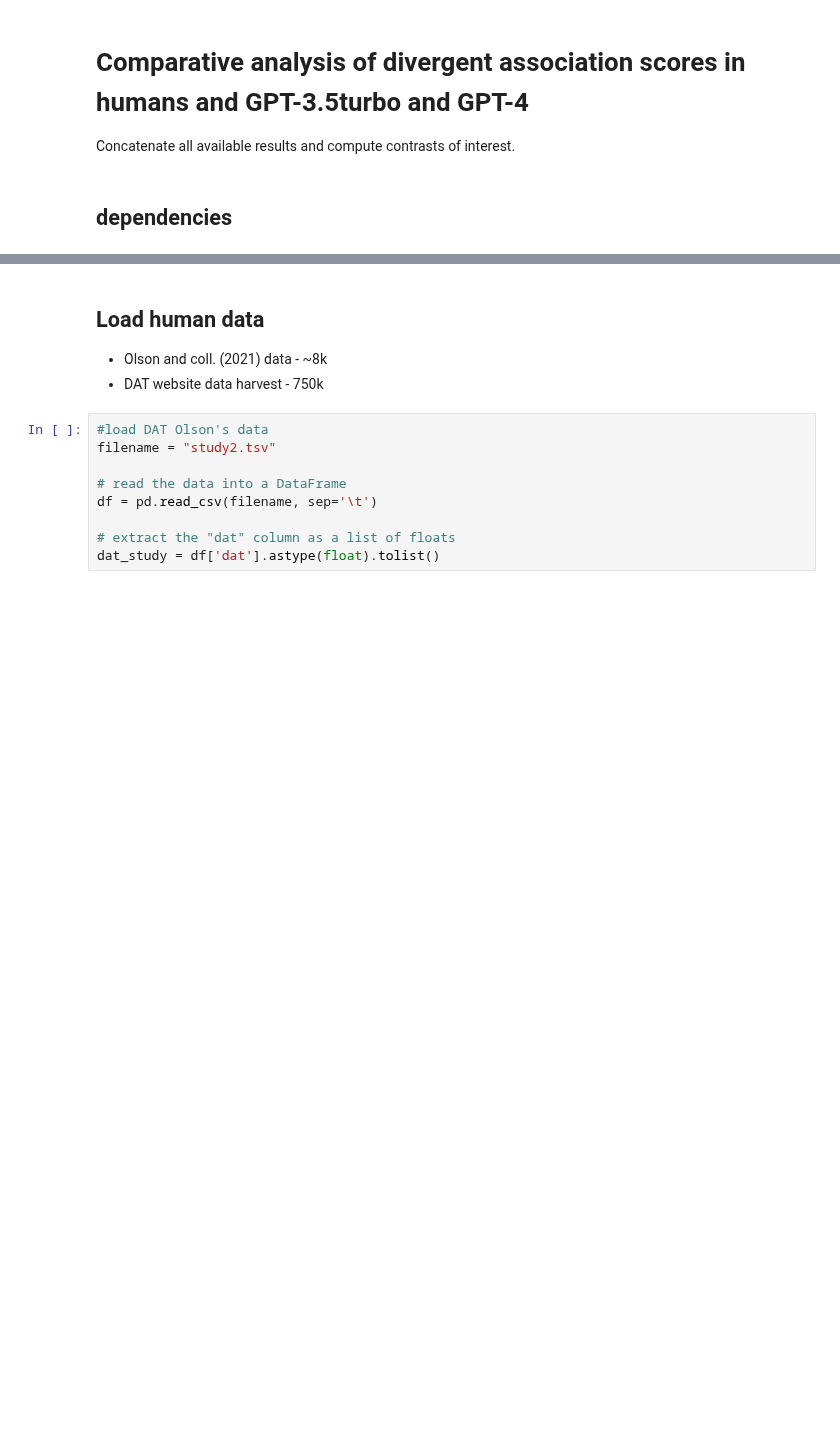
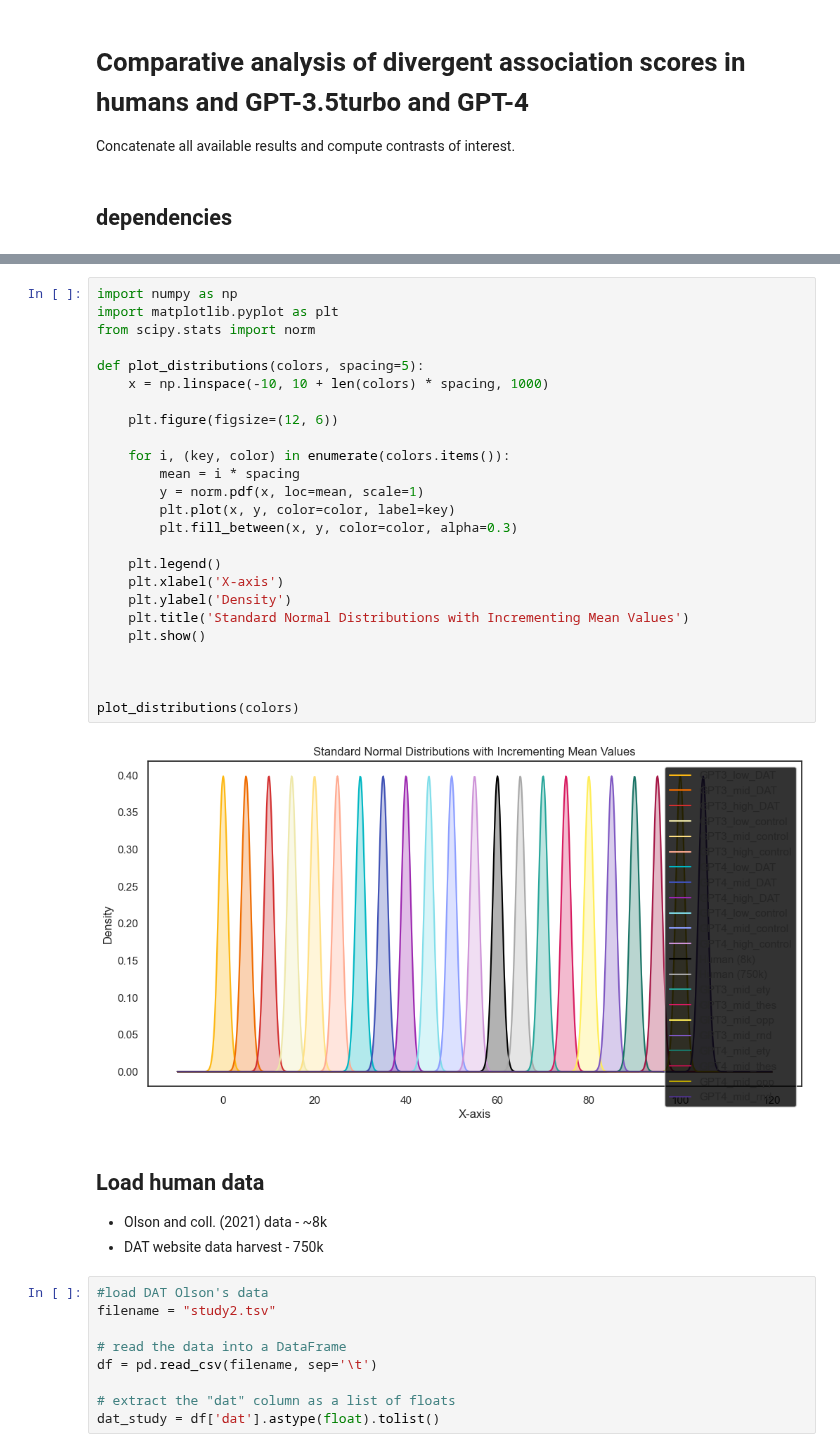
Before and after one commit to AntoineBellemare/DAT_GPT, a Jupyter notebook: scripts/visualization.ipynb, the cells around one changed output, grey strips where cells are left out. Saved outputs shown, nothing was run; the diff lists cells and outputs as text; blank space fills up the shorter version.

```diff
--- a/scripts/visualization.ipynb
+++ b/scripts/visualization.ipynb
@@ -38,3 +48,30 @@ colors = {'GPT3_low_DAT': '#FDB813',
+# %%
+import numpy as np
+import matplotlib.pyplot as plt
+from scipy.stats import norm
+
+def plot_distributions(colors, spacing=5):
+    x = np.linspace(-10, 10 + len(colors) * spacing, 1000)
+
+    plt.figure(figsize=(12, 6))
+
+    for i, (key, color) in enumerate(colors.items()):
+        mean = i * spacing
+        y = norm.pdf(x, loc=mean, scale=1)
+        plt.plot(x, y, color=color, label=key)
+        plt.fill_between(x, y, color=color, alpha=0.3)
+
+    plt.legend()
+    plt.xlabel('X-axis')
+    plt.ylabel('Density')
+    plt.title('Standard Normal Distributions with Incrementing Mean Values')
+    plt.show()
+
+
+
+plot_distributions(colors)
+# %% [output]
+[figure, added]
 # %% [markdown]
 ## Load human data
 * Olson and coll. (2021) data - ~8k
```
Also changed, not shown: parts of 14 cells of this notebook, 1 other file.
